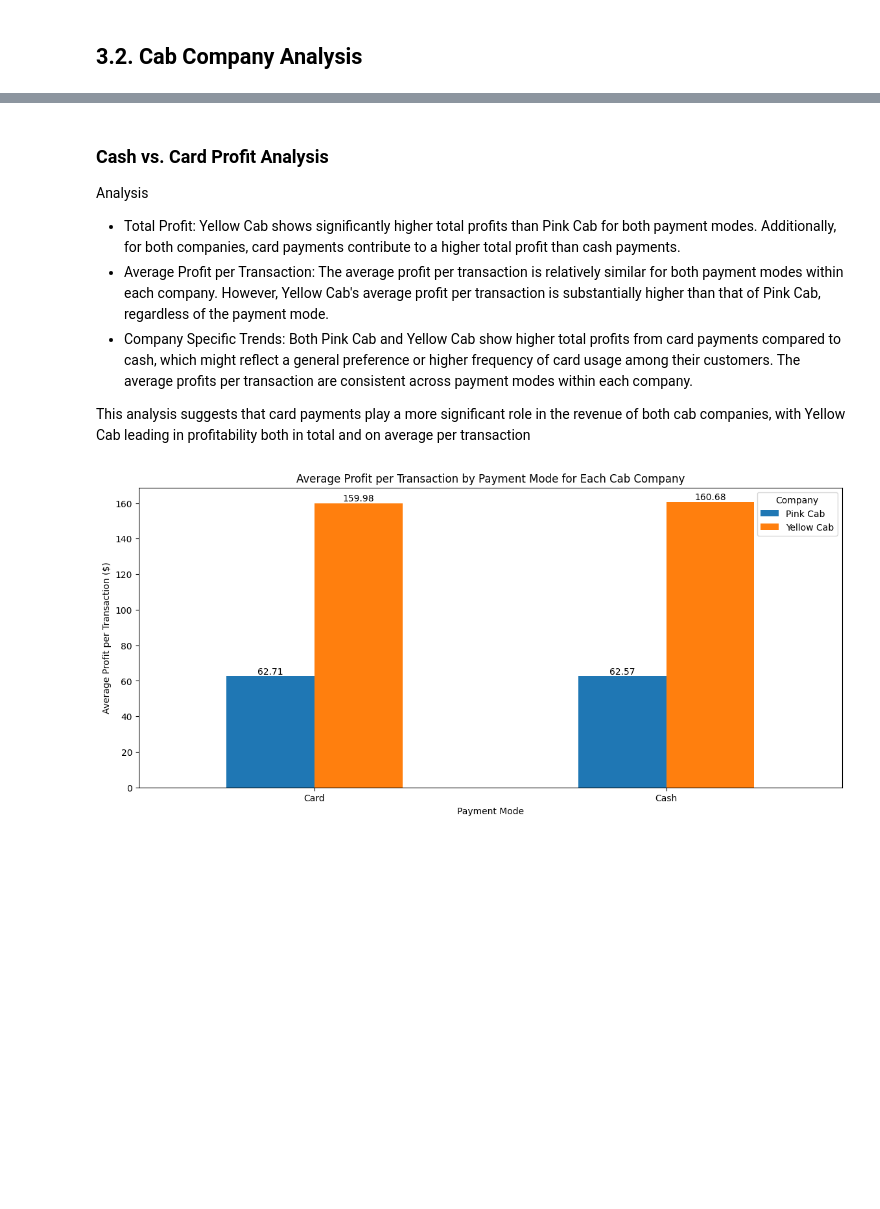
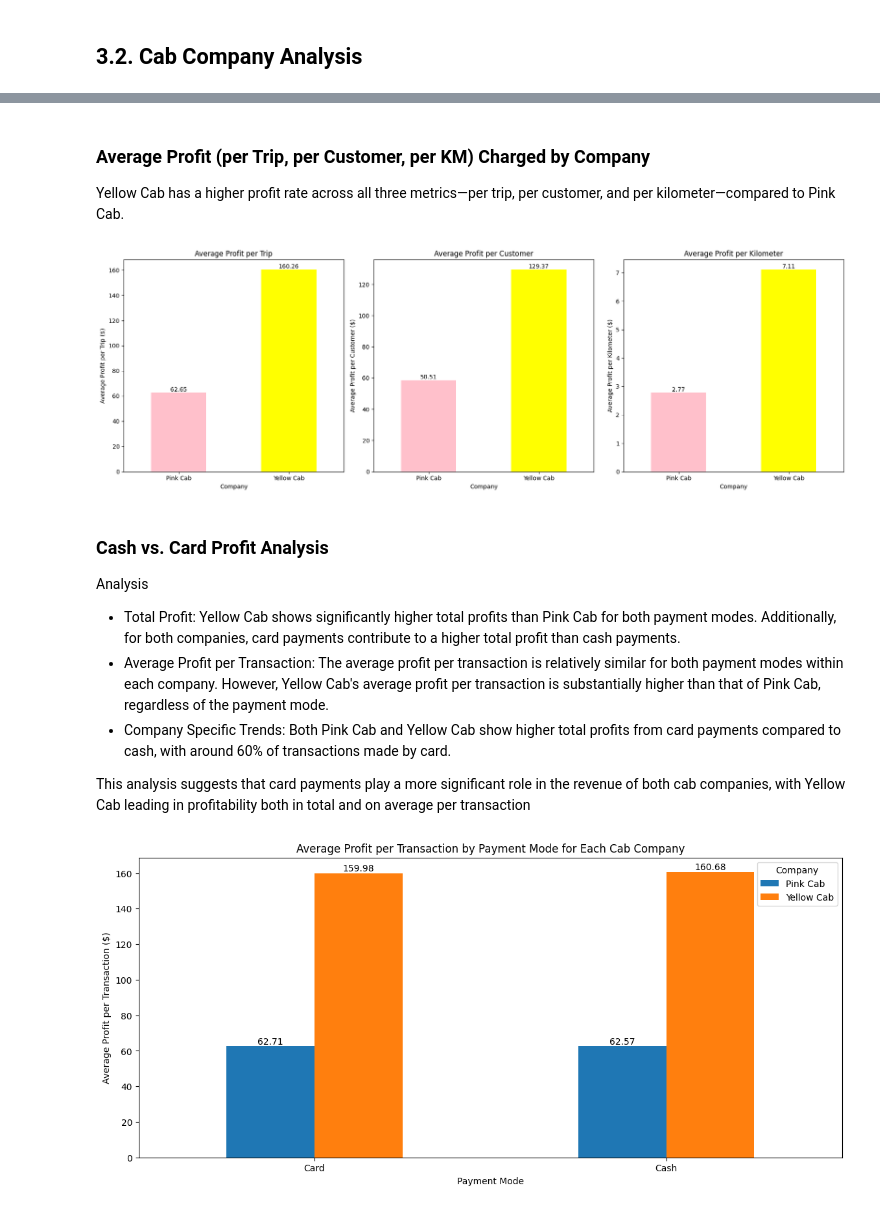
Before and after one commit to Yushamsi/G2M-Insight-for-Cab-Investment-Firm-EDA, a Jupyter notebook: Analysis.ipynb, the cells around one changed output, grey strips where cells are left out. Cells and saved outputs as stored; diff of their text form; code cells hidden in the pictures; blank space fills up the shorter version.

```diff
--- a/Analysis.ipynb
+++ b/Analysis.ipynb
@@ -446,10 +366,52 @@ plt.show()
+# %% [markdown]
+### Average Profit (per Trip, per Customer, per KM) Charged by Company
+
+Yellow Cab has a higher profit rate across all three metrics—per trip, per customer, and per kilometer—compared to Pink Cab.
+# %%
+# Calculating the required averages for each company
+overall_avg_profit_per_trip = master_data.groupby('Company')['Profit'].mean()
+avg_profit_per_customer = master_data.groupby(['Company', 'Customer ID'])['Profit'].mean().groupby('Company').mean()
+avg_profit_per_km = master_data.groupby('Company')['Profit per KM'].mean()
+
+# Creating subplots for each of the three metrics
+fig, axes = plt.subplots(1, 3, figsize=(18, 6))
+
+# Overall Average Profit per Trip for Each Company
+overall_avg_profit_per_trip.plot(kind='bar', color=['pink', 'yellow'], ax=axes[0])
+axes[0].set_title('Average Profit per Trip')
+axes[0].set_ylabel('Average Profit per Trip ($)')
+axes[0].set_xlabel('Company')
+axes[0].bar_label(axes[0].containers[0], fmt="%.2f")
+axes[0].tick_params(axis='x', rotation=0)
+
+# Average Profit per Customer for Each Company
+avg_profit_per_customer.plot(kind='bar', color=['pink', 'yellow'], ax=axes[1])
+axes[1].set_title('Average Profit per Customer')
+axes[1].set_ylabel('Average Profit per Customer ($)')
+axes[1].set_xlabel('Company')
+axes[1].bar_label(axes[1].containers[0], fmt="%.2f")
+axes[1].tick_params(axis='x', rotation=0)
+
+# Average Profit per Kilometer for Each Company
+avg_profit_per_km.plot(kind='bar', color=['pink', 'yellow'], ax=axes[2])
+axes[2].set_title('Average Profit per Kilometer')
+axes[2].set_ylabel('Average Profit per Kilometer ($)')
+axes[2].set_xlabel('Company')
+axes[2].bar_label(axes[2].containers[0], fmt="%.2f")
+axes[2].tick_params(axis='x', rotation=0)
+
+# Adjust layout
+plt.tight_layout()
+plt.show()
+# %% [output]
+[figure, added]
 # %% [markdown]
 ### Cash vs. Card Profit Analysis
 
 Analysis
 - Total Profit: Yellow Cab shows significantly higher total profits than Pink Cab for both payment modes. Additionally, for both companies, card payments contribute to a higher total profit than cash payments.
 - Average Profit per Transaction: The average profit per transaction is relatively similar for both payment modes within each company. However, Yellow Cab's average profit per transaction is substantially higher than that of Pink Cab, regardless of the payment mode.
-- Company Specific Trends: Both Pink Cab and Yellow Cab show higher total profits from card payments compared to cash, which might reflect a general preference or higher frequency of card usage among their customers. The average profits per transaction are consistent across payment modes within each company.
+- Company Specific Trends: Both Pink Cab and Yellow Cab show higher total profits from card payments compared to cash, with around 60% of transactions made by card.
 
 This analysis suggests that card payments play a more significant role in the revenue of both cab companies, with Yellow Cab leading in profitability both in total and on average per transaction
 # %%
```
Also changed, not shown: parts of 68 cells of this notebook, 1 other file.
